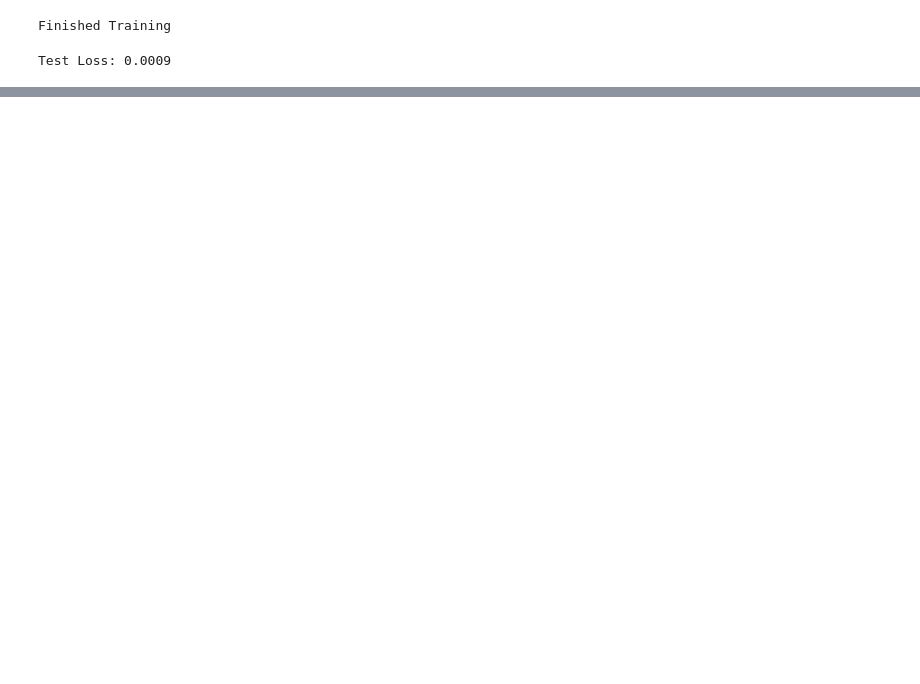
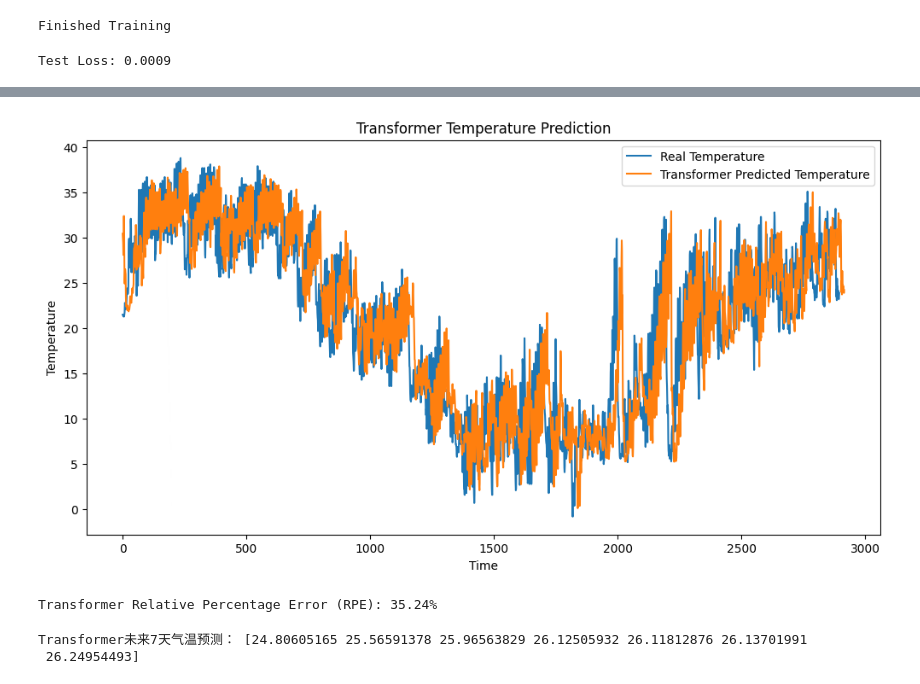
Before and after one commit to hu-gamma/weather-predict, a Jupyter notebook: weather/TemptureRegression.ipynb, the cells around one changed output, grey strips where cells are left out. Cells and saved outputs as stored; diff of their text form; code cells hidden in the pictures; blank space fills up the shorter version.

```diff
--- a/weather/TemptureRegression.ipynb
+++ b/weather/TemptureRegression.ipynb
@@ -180,0 +339,76 @@ Predicted: 21.51, Real: 24.10, Error: 10.73%
+# %%
+# 预测
+def transformer_predict(model, data, seq_length, device):
+    model.eval()
+    predictions = []
+    with torch.no_grad():
+        for i in range(len(data) - seq_length):
+            inputs = data[i:i+seq_length]
+            inputs = torch.tensor(inputs, dtype=torch.float32).unsqueeze(0).to(device)
+            output = model(inputs)
+            predictions.append(output.item())
+    return predictions
+# %%
+test_input = tempure_data_scaled[train_size-seq_length:]
+transformer_predicted_values = transformer_predict(transformer_model, test_input, seq_length, device)
+transformer_predicted_values = np.array(transformer_predicted_values).reshape(-1, 1)
+transformer_predicted_values = scaler.inverse_transform(
+    np.concatenate([transformer_predicted_values, np.zeros_like(transformer_predicted_values), np.zeros_like(transformer_predicted_values)], axis=1)
+)[:, 0]
+transformer_real_values = regression_dataset["T"].values[train_size+seq_length:]
+# %%
+# 可视化
+plt.figure(figsize=(12, 6))
+plt.plot(transformer_real_values, label='Real Temperature')
+plt.plot(transformer_predicted_values, label='Transformer Predicted Temperature')
+plt.xlabel('Time')
+plt.ylabel('Temperature')
+plt.title('Transformer Temperature Prediction')
+plt.legend()
+plt.show()
+
+# 误差
+min_length = min(len(transformer_predicted_values), len(transformer_real_values))
+transformer_predicted_values = transformer_predicted_values[:min_length]
+transformer_real_values = transformer_real_values[:min_length]
+transformer_rpe = np.mean(np.abs((transformer_predicted_values - transformer_real_values) / transformer_real_values)) * 100
+print("Transformer Relative Percentage Error (RPE): {:.2f}%".format(transformer_rpe))
+# %% [output]
+[figure, added]
+Transformer Relative Percentage Error (RPE): 35.24%
+# %%
+def transformer_predict_future_days(model, data, seq_length, predict_days, device, scaler):
+    """
+    递归预测未来多天的气温（Transformer版）
+    :param model: 已训练好的Transformer模型
+    :param data: 已归一化的历史数据（二维数组）
+    :param seq_length: 输入序列长度
+    :param predict_days: 需要预测的天数
+    :param device: 设备
+    :param scaler: 用于反归一化
+    :return: 预测的未来气温（已反归一化）
+    """
+    model.eval()
+    input_seq = data[-seq_length:].copy()
+    predictions = []
+    with torch.no_grad():
+        for _ in range(predict_days):
+            inp = torch.tensor(input_seq, dtype=torch.float32).unsqueeze(0).to(device)
+            out = model(inp)
+            pred_t = out.item()
+            # 构造下一个输入（Tn、Tx用前一天的值）
+            next_input = np.array([pred_t, input_seq[-1][1], input_seq[-1][2]])
+            input_seq = np.vstack([input_seq[1:], next_input])
+            predictions.append(next_input)
+    predictions = np.array(predictions)
+    predictions_inv = scaler.inverse_transform(predictions)[:, 0]
+    return predictions_inv
+
+# 用法示例（预测未来7天）：
+future_days = 7
+transformer_future_predictions = transformer_predict_future_days(
+    transformer_model, tempure_data_scaled, seq_length, future_days, device, scaler)
+print("Transformer未来7天气温预测：", transformer_future_predictions)
+# %% [output]
+Transformer未来7天气温预测： [24.80605165 25.56591378 25.96563829 26.12505932 26.11812876 26.13701991
+ 26.24954493]
```
Also changed, not shown: parts of 8 cells of this notebook, 8 other files.
